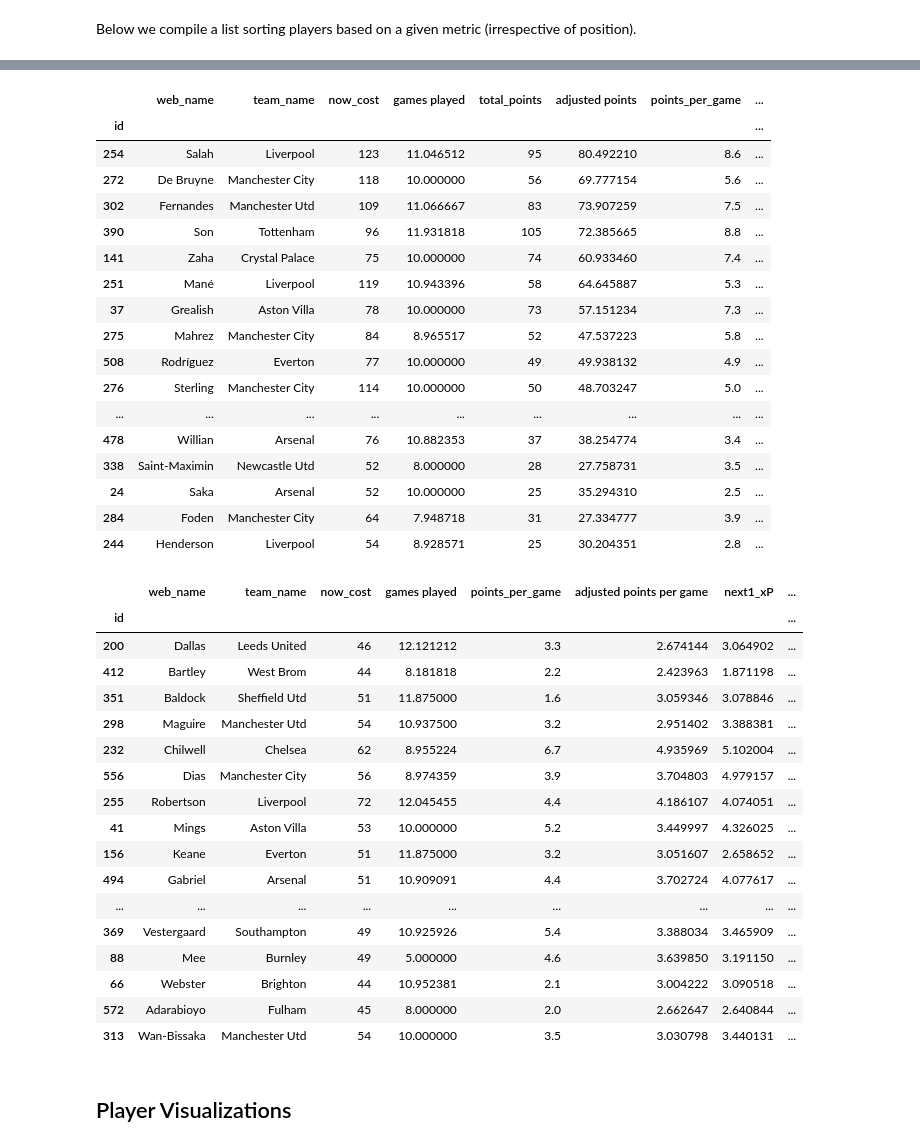
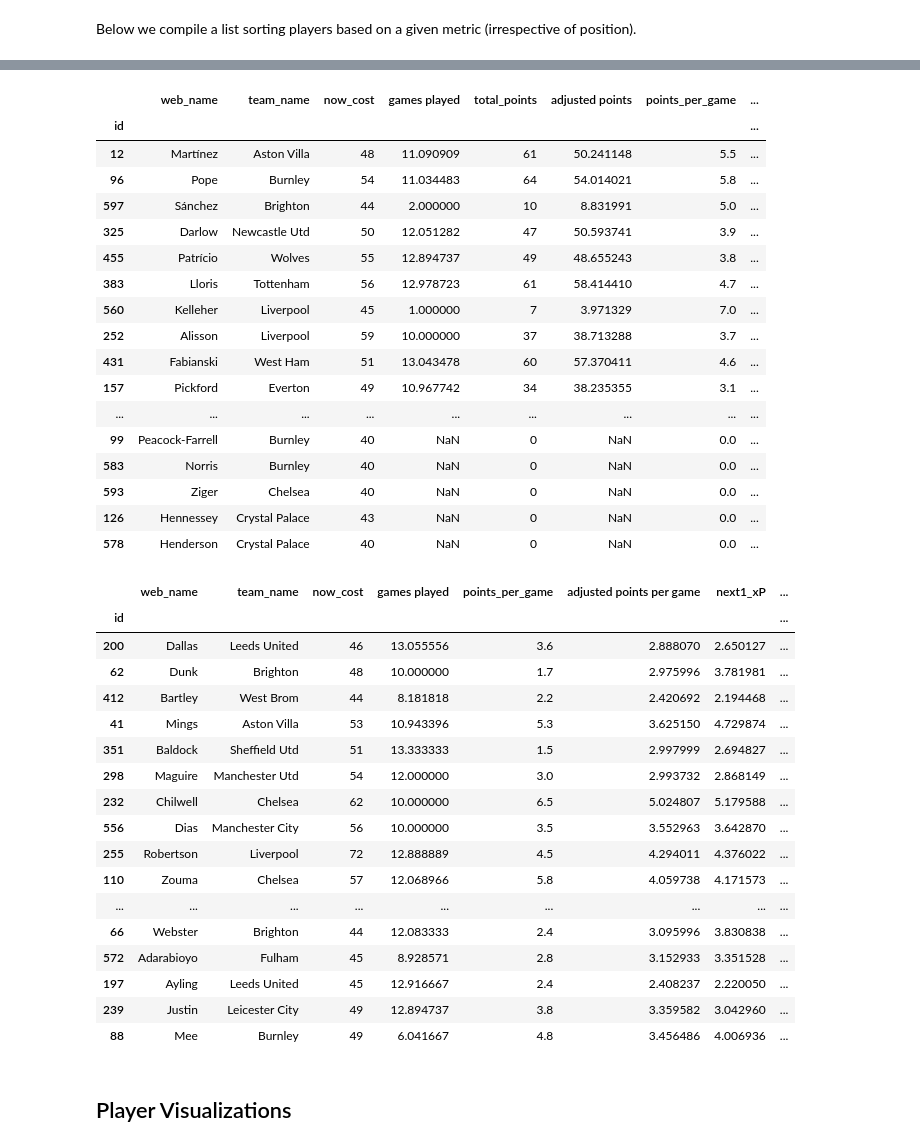
Before and after one commit to jaksticks/Fantasy-Premier-League, a Jupyter notebook: notebooks/playerEvaluation.ipynb, the cells around one changed output, grey strips where cells are left out. Cells and saved outputs as stored; diff of their text form; code cells hidden in the pictures.

```diff
--- a/notebooks/playerEvaluation.ipynb
+++ b/notebooks/playerEvaluation.ipynb
@@ -4,7 +4,7 @@
 Here we compare players based on their adjusted points. Also, we calculate some useful metrics using the adjusted points to further evaluate player performance in FPL.
 # %%
 # recent gameweek
-gameweek = 12
+gameweek = 13
 # %%
 # import basic libraries
 import pandas as pd
@@ -37,6 +37,7 @@ The value points is calculated as the geometric mean of a players adjusted point
 # %%
 # value = expected points / cost
 df['value'] = df['adjusted points per game'] / (df['now_cost'] / 10.0)
+df['value form 5'] = df['form 5'] / (df['now_cost'] / 10.0)
 # geometric mean of 'adjusted points per game' and 'value'
 df['valuePoints metric'] = np.sqrt(df['adjusted points per game'] * df['value'])
 # %%
@@ -235,28 +236,28 @@ display(df.loc[forwards].sort_values(by=[metric], ascending=False)[['web_name','
 # %%
-metric = 'next5_xP'
+metric = 'next1_xP'
 
-display(df[midfielders].sort_values(by=[metric], ascending=False)[['web_name','team_name','now_cost',\
-          'games played','total_points','adjusted points','points_per_game','adjusted points per game','next5_xP',\
+display(df[goalkeepers].sort_values(by=[metric], ascending=False)[['web_name','team_name','now_cost',\
+          'games played','total_points','adjusted points','points_per_game','adjusted points per game','next1_xP',\
                                                   'valuePoints metric']].head(numberToShow))
 # %% [output]
 |  | web_name | team_name | now_cost | games played | total_points | adjusted points | points_per_game | ... |
 | id |  |  |  |  |  |  |  | ... |
-| 254 | Salah | Liverpool | 123 | 11.046512 | 95 | 80.492210 | 8.6 | ... |
-| 272 | De Bruyne | Manchester City | 118 | 10.000000 | 56 | 69.777154 | 5.6 | ... |
-| 302 | Fernandes | Manchester Utd | 109 | 11.066667 | 83 | 73.907259 | 7.5 | ... |
-| 390 | Son | Tottenham | 96 | 11.931818 | 105 | 72.385665 | 8.8 | ... |
-| 141 | Zaha | Crystal Palace | 75 | 10.000000 | 74 | 60.933460 | 7.4 | ... |
-| 251 | Mané | Liverpool | 119 | 10.943396 | 58 | 64.645887 | 5.3 | ... |
-| 37 | Grealish | Aston Villa | 78 | 10.000000 | 73 | 57.151234 | 7.3 | ... |
-| 275 | Mahrez | Manchester City | 84 | 8.965517 | 52 | 47.537223 | 5.8 | ... |
-| 508 | Rodríguez | Everton | 77 | 10.000000 | 49 | 49.938132 | 4.9 | ... |
-| 276 | Sterling | Manchester City | 114 | 10.000000 | 50 | 48.703247 | 5.0 | ... |
+| 12 | Martínez | Aston Villa | 48 | 11.090909 | 61 | 50.241148 | 5.5 | ... |
+| 96 | Pope | Burnley | 54 | 11.034483 | 64 | 54.014021 | 5.8 | ... |
+| 597 | Sánchez | Brighton | 44 | 2.000000 | 10 | 8.831991 | 5.0 | ... |
+| 325 | Darlow | Newcastle Utd | 50 | 12.051282 | 47 | 50.593741 | 3.9 | ... |
+| 455 | Patrício | Wolves | 55 | 12.894737 | 49 | 48.655243 | 3.8 | ... |
+| 383 | Lloris | Tottenham | 56 | 12.978723 | 61 | 58.414410 | 4.7 | ... |
+| 560 | Kelleher | Liverpool | 45 | 1.000000 | 7 | 3.971329 | 7.0 | ... |
+| 252 | Alisson | Liverpool | 59 | 10.000000 | 37 | 38.713288 | 3.7 | ... |
+| 431 | Fabianski | West Ham | 51 | 13.043478 | 60 | 57.370411 | 4.6 | ... |
+| 157 | Pickford | Everton | 49 | 10.967742 | 34 | 38.235355 | 3.1 | ... |
 | ... | ... | ... | ... | ... | ... | ... | ... | ... |
-| 478 | Willian | Arsenal | 76 | 10.882353 | 37 | 38.254774 | 3.4 | ... |
-| 338 | Saint-Maximin | Newcastle Utd | 52 | 8.000000 | 28 | 27.758731 | 3.5 | ... |
-| 24 | Saka | Arsenal | 52 | 10.000000 | 25 | 35.294310 | 2.5 | ... |
-| 284 | Foden | Manchester City | 64 | 7.948718 | 31 | 27.334777 | 3.9 | ... |
-| 244 | Henderson | Liverpool | 54 | 8.928571 | 25 | 30.204351 | 2.8 | ... |
+| 99 | Peacock-Farrell | Burnley | 40 | NaN | 0 | NaN | 0.0 | ... |
+| 583 | Norris | Burnley | 40 | NaN | 0 | NaN | 0.0 | ... |
+| 593 | Ziger | Chelsea | 40 | NaN | 0 | NaN | 0.0 | ... |
+| 126 | Hennessey | Crystal Palace | 43 | NaN | 0 | NaN | 0.0 | ... |
+| 578 | Henderson | Crystal Palace | 40 | NaN | 0 | NaN | 0.0 | ... |
 # %%
 metric = 'xG'
 
@@ -266,22 +267,22 @@ display(df[defenders].sort_values(by=[metric], ascending=False)[['web_name','tea
 # %% [output]
 |  | web_name | team_name | now_cost | games played | points_per_game | adjusted points per game | next1_xP | ... |
 | id |  |  |  |  |  |  |  | ... |
-| 200 | Dallas | Leeds United | 46 | 12.121212 | 3.3 | 2.674144 | 3.064902 | ... |
-| 412 | Bartley | West Brom | 44 | 8.181818 | 2.2 | 2.423963 | 1.871198 | ... |
-| 351 | Baldock | Sheffield Utd | 51 | 11.875000 | 1.6 | 3.059346 | 3.078846 | ... |
-| 298 | Maguire | Manchester Utd | 54 | 10.937500 | 3.2 | 2.951402 | 3.388381 | ... |
-| 232 | Chilwell | Chelsea | 62 | 8.955224 | 6.7 | 4.935969 | 5.102004 | ... |
-| 556 | Dias | Manchester City | 56 | 8.974359 | 3.9 | 3.704803 | 4.979157 | ... |
-| 255 | Robertson | Liverpool | 72 | 12.045455 | 4.4 | 4.186107 | 4.074051 | ... |
-| 41 | Mings | Aston Villa | 53 | 10.000000 | 5.2 | 3.449997 | 4.326025 | ... |
-| 156 | Keane | Everton | 51 | 11.875000 | 3.2 | 3.051607 | 2.658652 | ... |
-| 494 | Gabriel | Arsenal | 51 | 10.909091 | 4.4 | 3.702724 | 4.077617 | ... |
+| 200 | Dallas | Leeds United | 46 | 13.055556 | 3.6 | 2.888070 | 2.650127 | ... |
+| 62 | Dunk | Brighton | 48 | 10.000000 | 1.7 | 2.975996 | 3.781981 | ... |
+| 412 | Bartley | West Brom | 44 | 8.181818 | 2.2 | 2.420692 | 2.194468 | ... |
+| 41 | Mings | Aston Villa | 53 | 10.943396 | 5.3 | 3.625150 | 4.729874 | ... |
+| 351 | Baldock | Sheffield Utd | 51 | 13.333333 | 1.5 | 2.997999 | 2.694827 | ... |
+| 298 | Maguire | Manchester Utd | 54 | 12.000000 | 3.0 | 2.993732 | 2.868149 | ... |
+| 232 | Chilwell | Chelsea | 62 | 10.000000 | 6.5 | 5.024807 | 5.179588 | ... |
+| 556 | Dias | Manchester City | 56 | 10.000000 | 3.5 | 3.552963 | 3.642870 | ... |
+| 255 | Robertson | Liverpool | 72 | 12.888889 | 4.5 | 4.294011 | 4.376022 | ... |
+| 110 | Zouma | Chelsea | 57 | 12.068966 | 5.8 | 4.059738 | 4.171573 | ... |
 | ... | ... | ... | ... | ... | ... | ... | ... | ... |
-| 369 | Vestergaard | Southampton | 49 | 10.925926 | 5.4 | 3.388034 | 3.465909 | ... |
-| 88 | Mee | Burnley | 49 | 5.000000 | 4.6 | 3.639850 | 3.191150 | ... |
-| 66 | Webster | Brighton | 44 | 10.952381 | 2.1 | 3.004222 | 3.090518 | ... |
-| 572 | Adarabioyo | Fulham | 45 | 8.000000 | 2.0 | 2.662647 | 2.640844 | ... |
-| 313 | Wan-Bissaka | Manchester Utd | 54 | 10.000000 | 3.5 | 3.030798 | 3.440131 | ... |
+| 66 | Webster | Brighton | 44 | 12.083333 | 2.4 | 3.095996 | 3.830838 | ... |
+| 572 | Adarabioyo | Fulham | 45 | 8.928571 | 2.8 | 3.152933 | 3.351528 | ... |
+| 197 | Ayling | Leeds United | 45 | 12.916667 | 2.4 | 2.408237 | 2.220050 | ... |
+| 239 | Justin | Leicester City | 49 | 12.894737 | 3.8 | 3.359582 | 3.042960 | ... |
+| 88 | Mee | Burnley | 49 | 6.041667 | 4.8 | 3.456486 | 4.006936 | ... |
 # %% [markdown]
 ## Player Visualizations
 # %%
```
Also changed, not shown: parts of 8 cells of this notebook, 6 other files.
